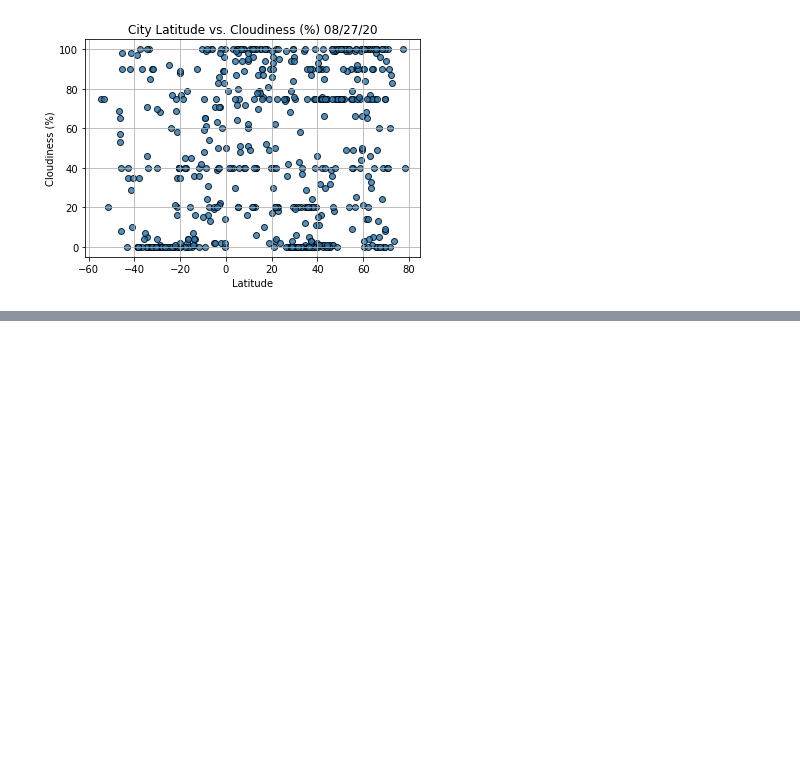
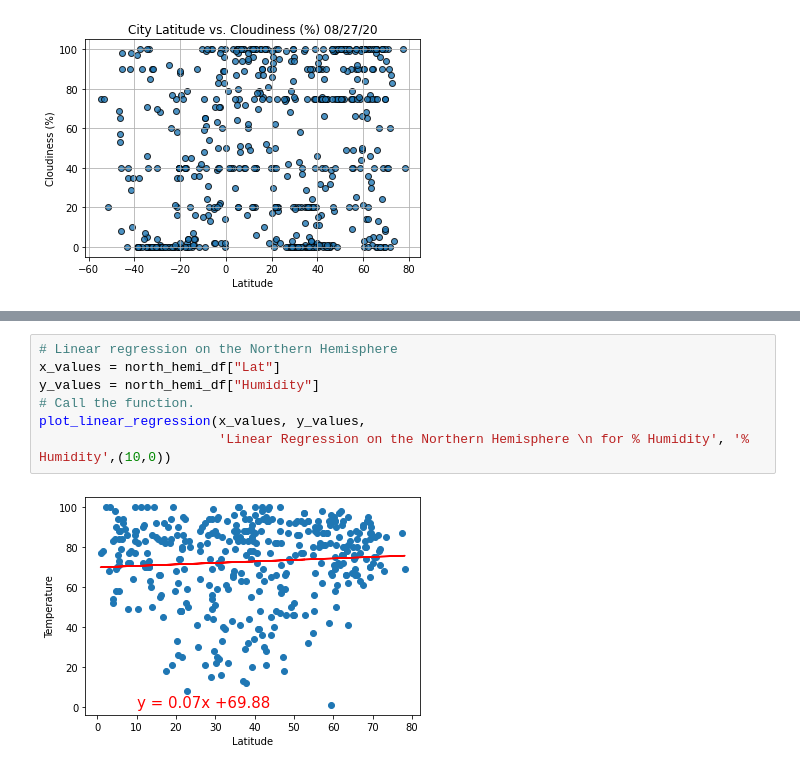
Before and after one commit to ramruph/World_Weather_Analysis, a Jupyter notebook: WeatherPy.ipynb, the cells around one changed output, grey strips where cells are left out. Drawn from its saved outputs; the diff is of its cells as text; blank space fills up the shorter version.

```diff
--- a/WeatherPy.ipynb
+++ b/WeatherPy.ipynb
@@ -210,0 +308,9 @@ plt.show()
+# %%
+# Linear regression on the Northern Hemisphere
+x_values = north_hemi_df["Lat"]
+y_values = north_hemi_df["Humidity"]
+# Call the function.
+plot_linear_regression(x_values, y_values,
+                       'Linear Regression on the Northern Hemisphere \n for % Humidity', '% Humidity',(10,0))
+# %% [output]
+[figure, added]
```
Also changed, not shown: parts of 12 cells of this notebook, 6 other files.
